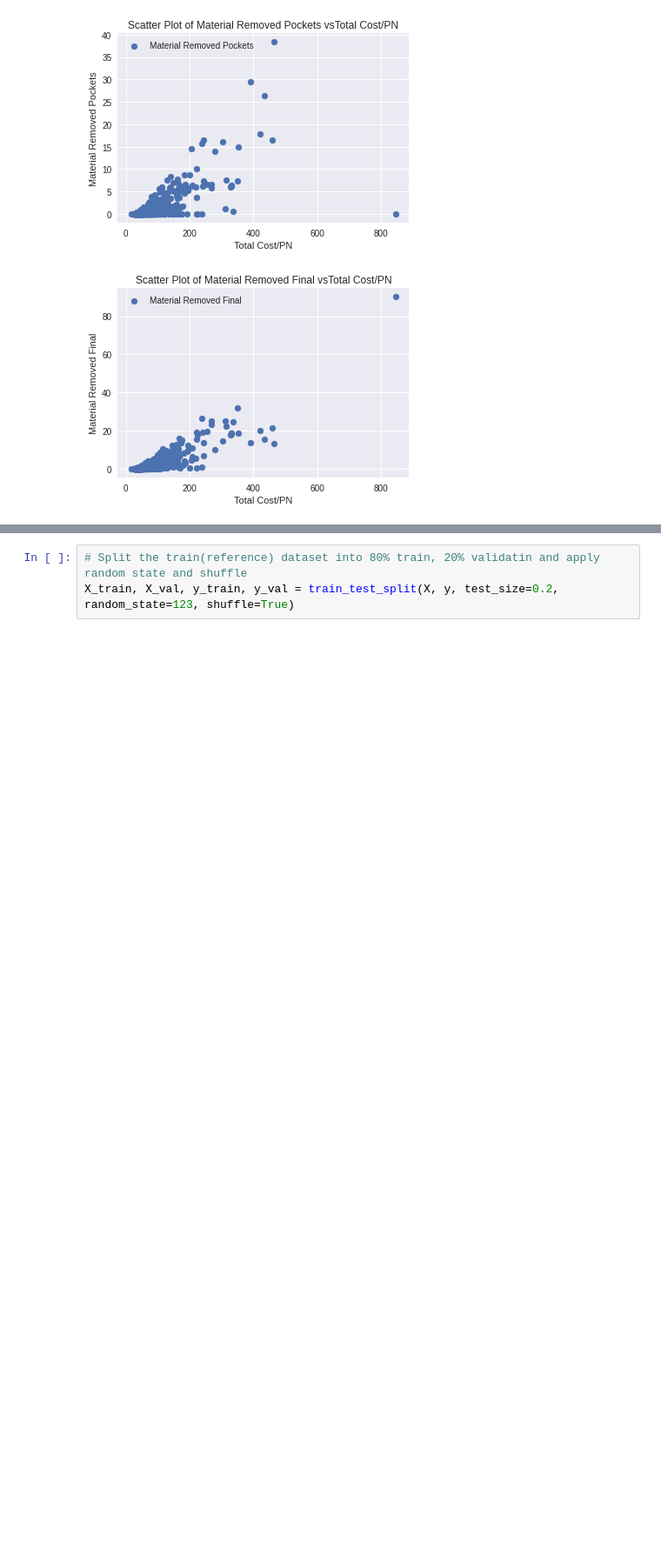
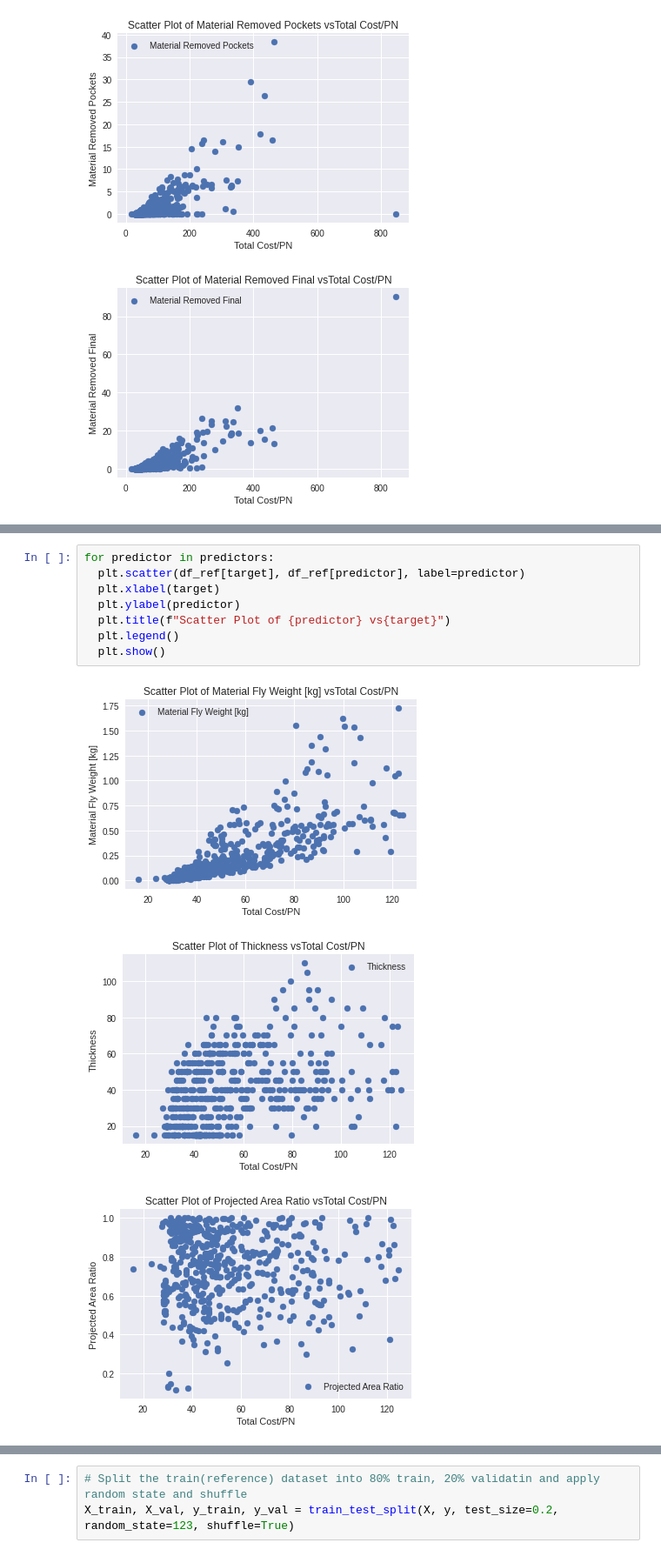
Before and after one commit to sam505/Machine_Learning, a Jupyter notebook: Predictive_Analysis.ipynb, the cells around one changed output, grey strips where cells are left out. Shown at 87% size. Drawn from its saved outputs; the diff is of its cells as text; blank space fills up the shorter version.

```diff
--- a/Predictive_Analysis.ipynb
+++ b/Predictive_Analysis.ipynb
@@ -336,0 +380,12 @@ for predictor in predictors:
+# %%
+for predictor in predictors:
+  plt.scatter(df_ref[target], df_ref[predictor], label=predictor)
+  plt.xlabel(target)
+  plt.ylabel(predictor)
+  plt.title(f"Scatter Plot of {predictor} vs{target}")
+  plt.legend()
+  plt.show()
+# %% [output]
+[figure, added]
+[figure, added]
+[figure, added]
```
Also changed, not shown: parts of 12 cells of this notebook.
